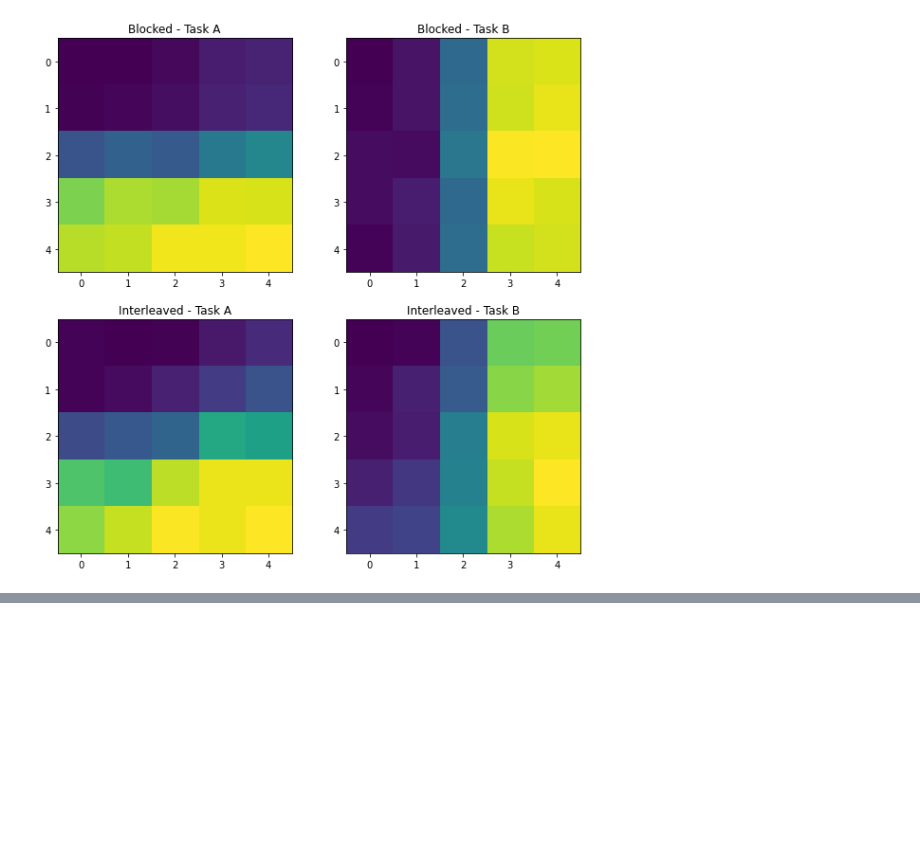
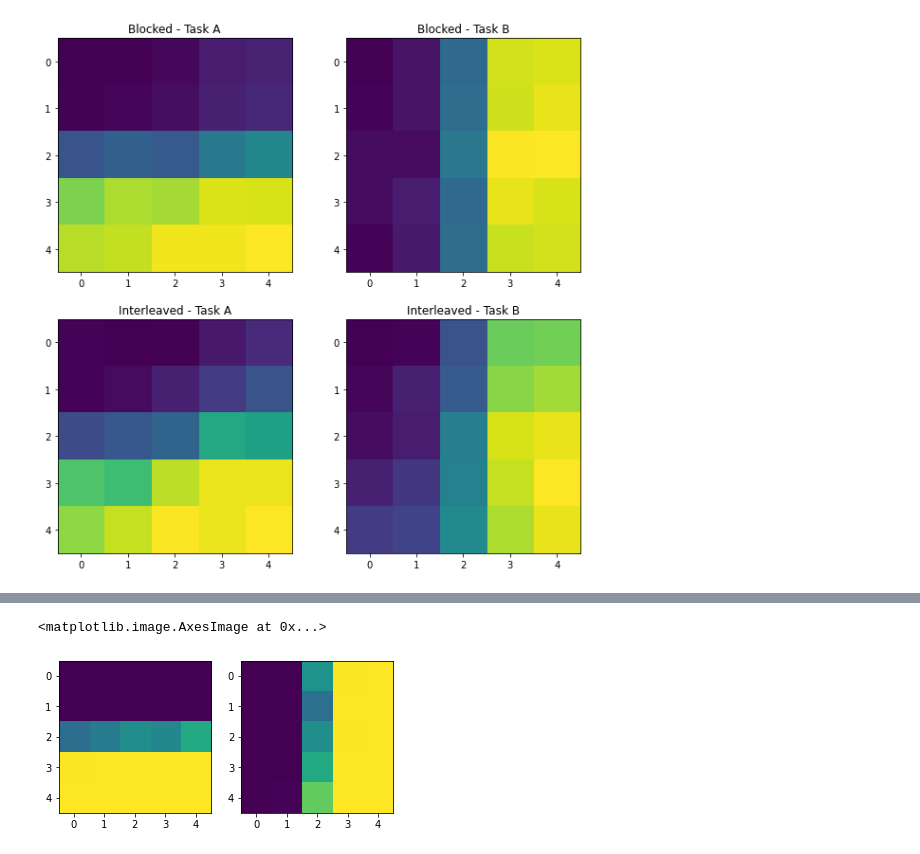
Before and after one commit to summerfieldlab/Flesch_Nagy_etal_HebbCL, a Jupyter notebook: scratchpad.ipynb, the cells around one changed output, grey strips where cells are left out. Cells and saved outputs as stored; diff of their text form; code cells hidden in the pictures; blank space fills up the shorter version.

```diff
--- a/scratchpad.ipynb
+++ b/scratchpad.ipynb
@@ -39,0 +58,10 @@ plt.imshow(y.reshape(5,5))
+# %%
+%matplotlib inline
+choices = outputs[0]
+f,ax = plt.subplots(1,2)
+ax = ax.ravel()
+ax[0].imshow(choices[:25].reshape(5,5))
+ax[1].imshow(choices[25:].reshape(5,5))
+# %% [output]
+<matplotlib.image.AxesImage at 0x...>
+[figure, added]
```
Also changed, not shown: parts of 6 cells of this notebook, 3 other files.
